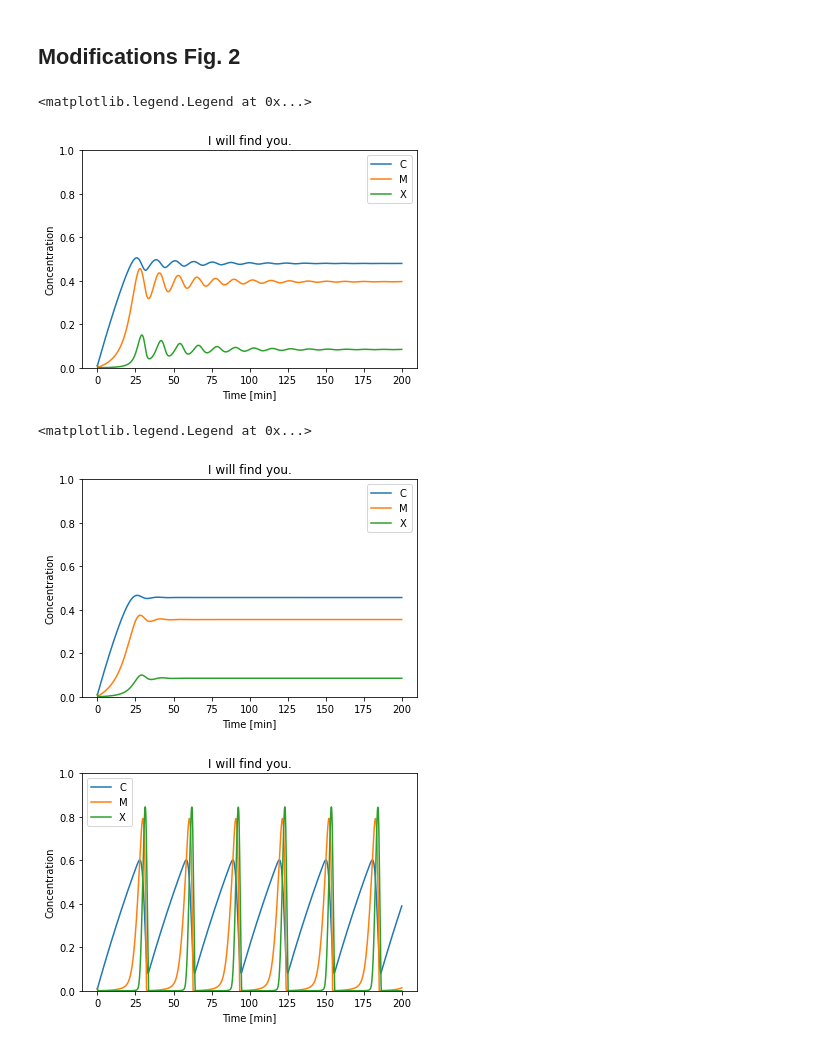
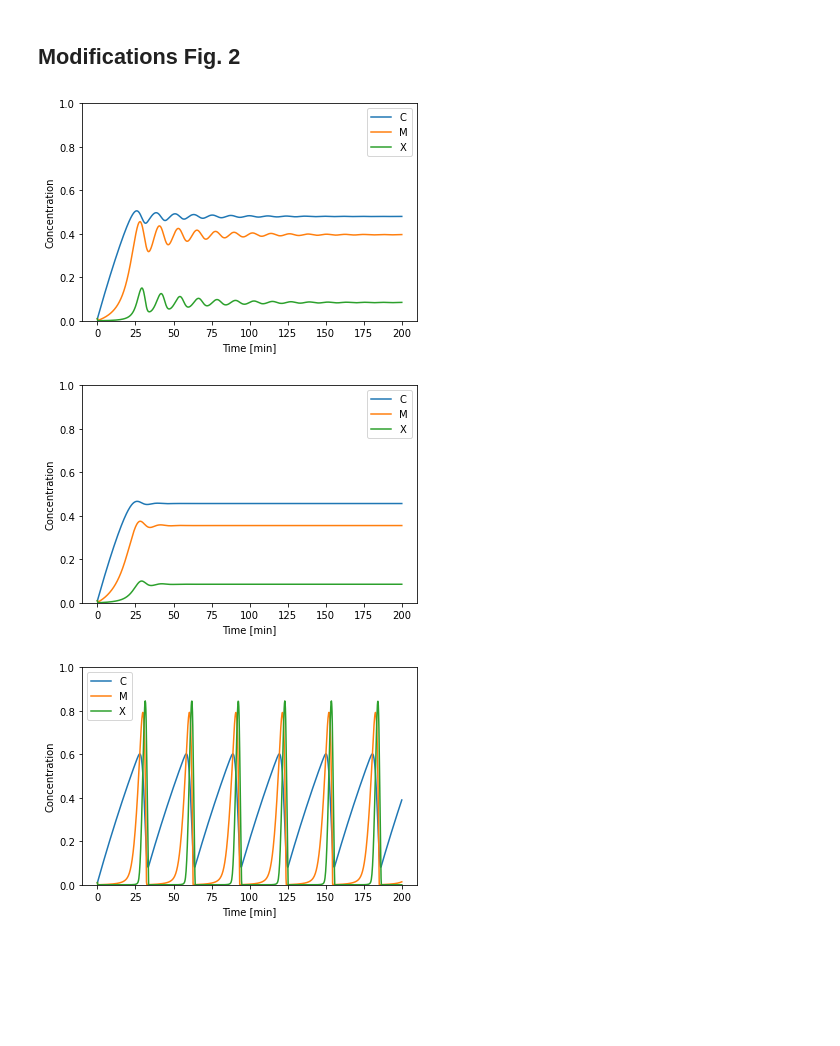
Before and after one commit to jamesjan3/minimalcellcycle, a Jupyter notebook: All simulations.ipynb, the cells around one changed output. Saved outputs shown, nothing was run; the diff lists cells and outputs as text; code cells hidden in the pictures; blank space fills up the shorter version.

```diff
--- a/All simulations.ipynb
+++ b/All simulations.ipynb
@@ -417,36 +577,34 @@ def f(y, t):
     Mi = y[1]
     Xi = y[2]
 
     # the model equations
     V_1 = (Ci/(K_c+Ci))*V_M1
     V_3 = Mi*V_M3
     f0 = v_i - v_d*Xi*Ci/(K_d+Ci)-(k_d*Ci)
     f1 = V_1*(1-Mi)/(K_1+(1-Mi))-V_2*(Mi/(K_2+Mi))
     f2 = V_3*(1-Xi)/(K_3+(1-Xi))-V_4*(Xi/(K_4+Xi))
 
     return [f0, f1, f2]
 
 # solve the DEs
 result = odeint(f, y0, t)
 C = result[:, 0]
 M = result[:, 1]
 X = result[:, 2]
 
 # plot results
 plt.figure()
 plt.plot(t, C, label='C')
 plt.plot(t, M, label='M')
 plt.plot(t, X, label='X')
 plt.xlabel('Time [min]')
 plt.ylabel('Concentration')
-plt.title('I will find you.')
 plt.ylim([0,1])
 plt.legend(loc=0)
 
 fig.savefig('fig2_mod_breakingpoint.pdf')
 # %% [output]
-<matplotlib.legend.Legend at 0x...>
-[figure, old version]
+[figure, new version]
 # %%
 # 1. initial conditions
 C0 = 0.01                   # initial population
@@ -502,14 +660,12 @@ plt.plot(t, M, label='M')
 plt.plot(t, X, label='X')
 plt.xlabel('Time [min]')
 plt.ylabel('Concentration')
-plt.title('I will find you.')
 plt.ylim([0,1])
 plt.legend(loc=0)
 
 fig.savefig('fig2_mod_no_osc.pdf')
 # %% [output]
-<matplotlib.legend.Legend at 0x...>
-[figure, old version]
+[figure, new version]
 # %%
 # 1. initial conditions
 C0 = 0.01                   # initial population
@@ -565,10 +721,9 @@ plt.plot(t, M, label='M')
 plt.plot(t, X, label='X')
 plt.xlabel('Time [min]')
 plt.ylabel('Concentration')
-plt.title('I will find you.')
 plt.ylim([0,1])
 plt.legend(loc=0)
 
 fig.savefig('fig2_mod_osc.pdf')
 # %% [output]
-[figure, old version]
+[figure, new version]
```
Also changed, not shown: parts of 3 cells of this notebook.
